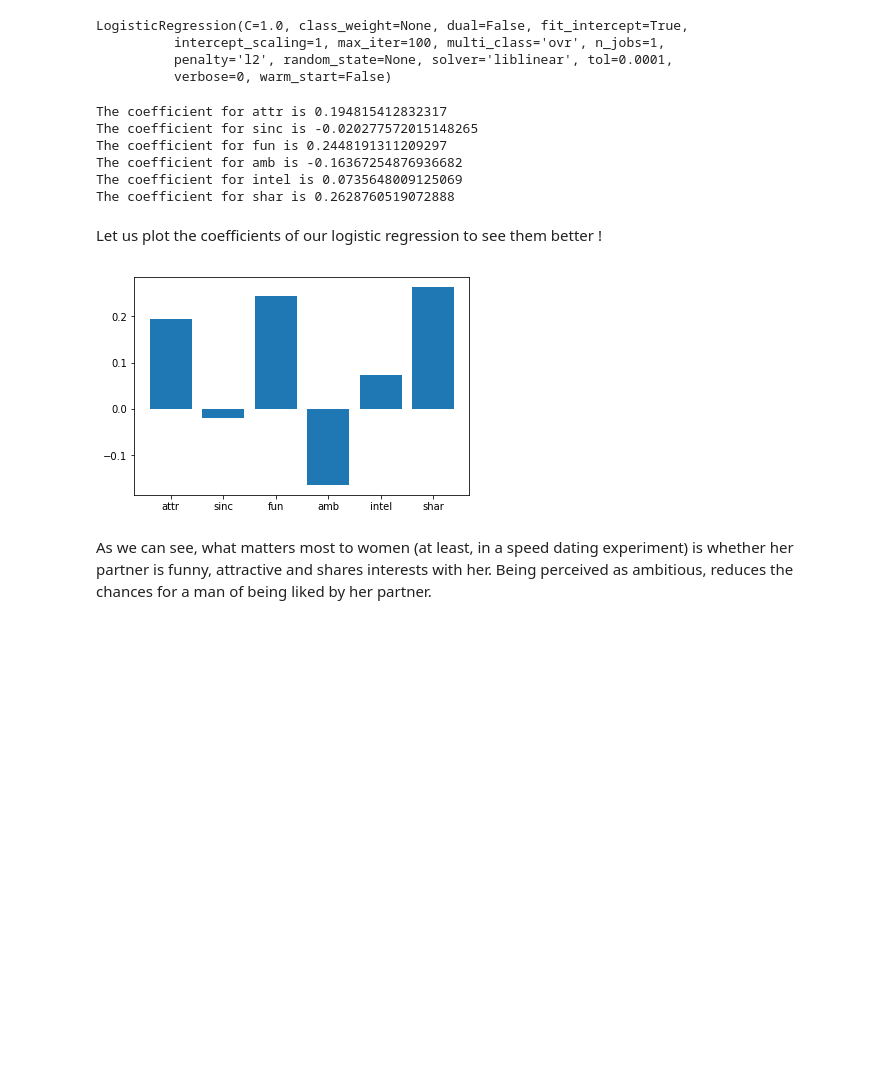
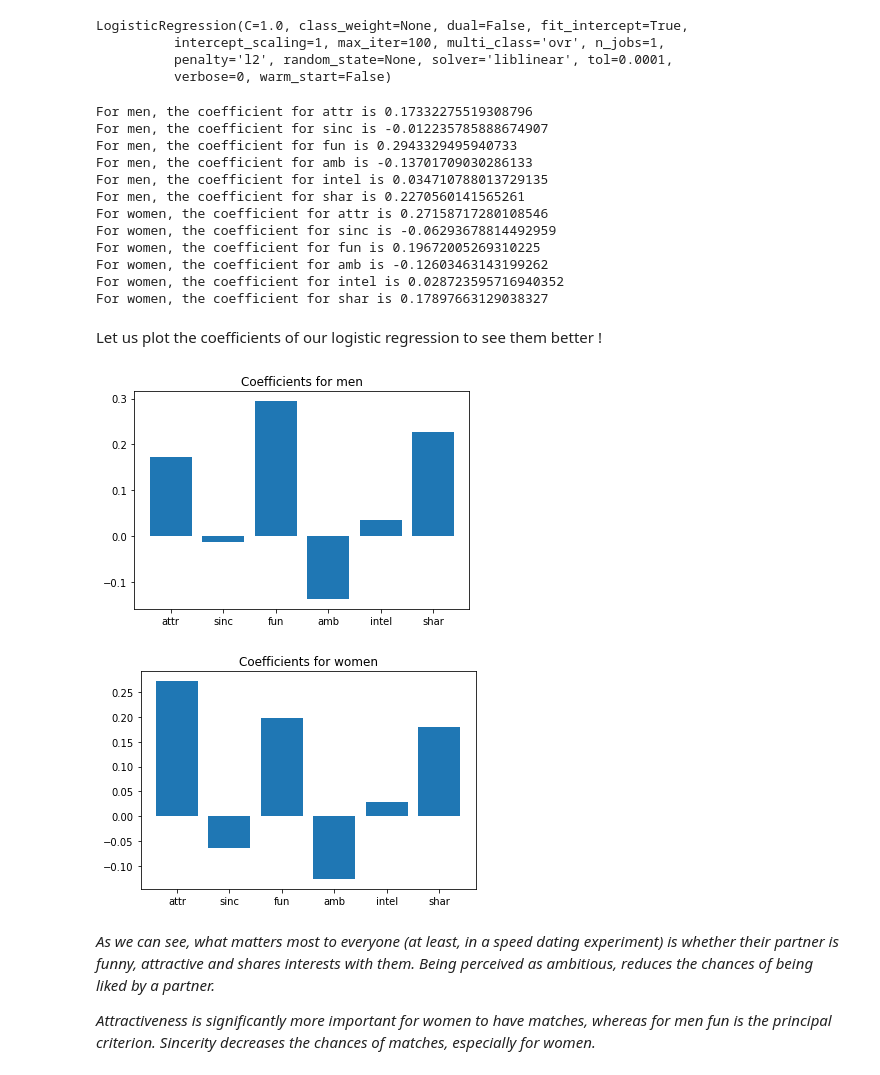
Before and after one commit to alexchouraki/Python-Project, a Jupyter notebook: Python Project.ipynb, the cells around one changed output. Cells and saved outputs as stored; diff of their text form; code cells hidden in the pictures; blank space fills up the shorter version.

```diff
--- a/Python Project.ipynb
+++ b/Python Project.ipynb
@@ -971,16 +965,21 @@ We want to fit a logistic regression model on this dataset, in order to predict
 # %%
-X2 = model_choice.drop('match', axis = 1)
-y2 = model_choice['match']
+X2m = model_choice_m.drop('match', axis = 1)
+y2m = model_choice_m['match']
+X2f = model_choice_f.drop('match', axis = 1)
+y2f = model_choice_f['match']
 
 #Let us first split our dataset into a training dataset and a test dataset.
 from sklearn.model_selection import train_test_split
 
-X2_train, X2_test, y2_train, y2_test = train_test_split(X2, y2, test_size = 0.10)
+X2m_train, X2m_test, y2m_train, y2m_test = train_test_split(X2m, y2m, test_size = 0.10)
+X2f_train, X2f_test, y2f_train, y2f_test = train_test_split(X2f, y2f, test_size = 0.10)
 # %%
 from sklearn.linear_model import LogisticRegression
 
-logreg_model = LogisticRegression()
-logreg_model.fit(X2_train, y2_train)
+logreg_model_m = LogisticRegression()
+logreg_model_m.fit(X2m_train, y2m_train)
+logreg_model_f = LogisticRegression()
+logreg_model_f.fit(X2f_train, y2f_train)
 # %% [output]
 LogisticRegression(C=1.0, class_weight=None, dual=False, fit_intercept=True,
           intercept_scaling=1, max_iter=100, multi_class='ovr', n_jobs=1,
@@ -989,26 +988,47 @@ LogisticRegression(C=1.0, class_weight=None, dual=False, fit_intercept=True,
 # %%
 #Let's now visualize the coefficients of the regressors of our model :
 
-for idx, col_name in enumerate(X2_train.columns):
-    print("The coefficient for {} is {}".format(col_name, logreg_model.coef_[0][idx]))
+for idx, col_name in enumerate(X2m_train.columns):
+    print("For men, the coefficient for {} is {}".format(col_name, logreg_model_m.coef_[0][idx]))
+
+for idx, col_name in enumerate(X2f_train.columns):
+    print("For women, the coefficient for {} is {}".format(col_name, logreg_model_f.coef_[0][idx]))
 # %% [output]
-The coefficient for attr is 0.194815412832317
-The coefficient for sinc is -0.020277572015148265
-The coefficient for fun is 0.2448191311209297
-The coefficient for amb is -0.16367254876936682
-The coefficient for intel is 0.0735648009125069
-The coefficient for shar is 0.2628760519072888
+For men, the coefficient for attr is 0.17332275519308796
+For men, the coefficient for sinc is -0.012235785888674907
+For men, the coefficient for fun is 0.2943329495940733
+For men, the coefficient for amb is -0.13701709030286133
+For men, the coefficient for intel is 0.034710788013729135
+For men, the coefficient for shar is 0.2270560141565261
+For women, the coefficient for attr is 0.27158717280108546
+For women, the coefficient for sinc is -0.06293678814492959
+For women, the coefficient for fun is 0.19672005269310225
+For women, the coefficient for amb is -0.12603463143199262
+For women, the coefficient for intel is 0.028723595716940352
+For women, the coefficient for shar is 0.17897663129038327
 # %% [markdown]
 Let us plot the coefficients of our logistic regression to see them better !
 # %%
-my_dict = {}
-for idx, col_name in enumerate(X2_train.columns):
-    my_dict[col_name] = logreg_model.coef_[0][idx]
+my_dict_m = {}
+my_dict_f = {}
+for idx, col_name in enumerate(X2m_train.columns):
+    my_dict_m[col_name] = logreg_model_m.coef_[0][idx]
+for idx, col_name in enumerate(X2f_train.columns):
+    my_dict_f[col_name] = logreg_model_f.coef_[0][idx]
 # %%
-mpl.bar(range(len(my_dict)), list(my_dict.values()), align='center')
-mpl.xticks(range(len(my_dict)), list(my_dict.keys()))
+mpl.bar(range(len(my_dict_m)), list(my_dict_m.values()), align='center')
+mpl.xticks(range(len(my_dict_m)), list(my_dict_m.keys()))
+mpl.title("Coefficients for men")
 mpl.show()
+
+mpl.bar(range(len(my_dict_f)), list(my_dict_f.values()), align='center')
+mpl.xticks(range(len(my_dict_f)), list(my_dict_f.keys()))
+mpl.title("Coefficients for women")
+mpl.show()
 # %% [output]
-[figure, old version]
+[figure, new version]
+[figure, added]
 # %% [markdown]
-As we can see, what matters most to women (at least, in a speed dating experiment) is whether her partner is funny, attractive and shares interests with her. Being perceived as ambitious, reduces the chances for a man of being liked by her partner.
+*As we can see, what matters most to everyone (at least, in a speed dating experiment) is whether their partner is funny, attractive and shares interests with them. Being perceived as ambitious, reduces the chances of being liked by a partner.*
+
+*Attractiveness is significantly more important for women to have matches, whereas for men fun is the principal criterion. Sincerity decreases the chances of matches, especially for women.*
```
Also changed, not shown: parts of 5 cells of this notebook.
